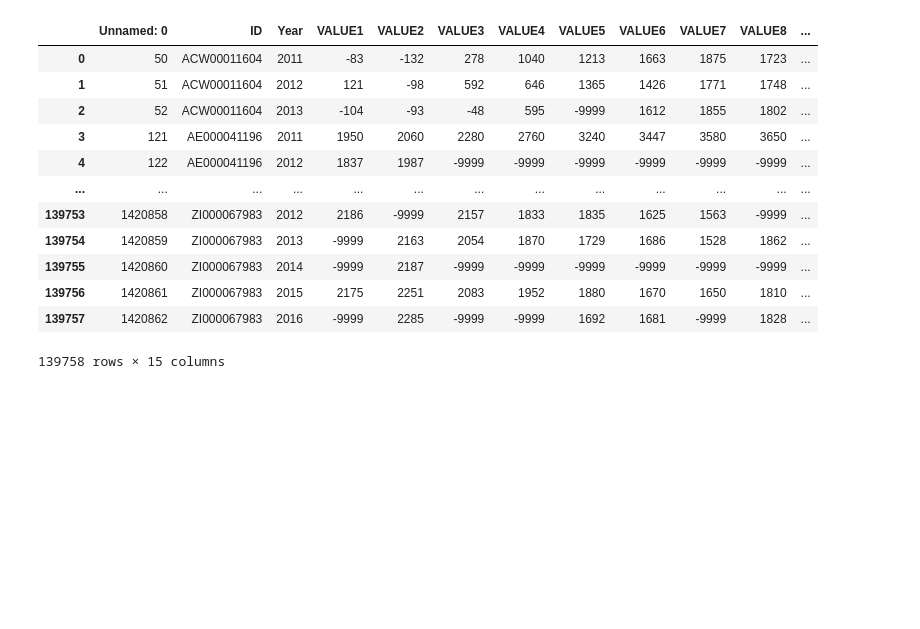
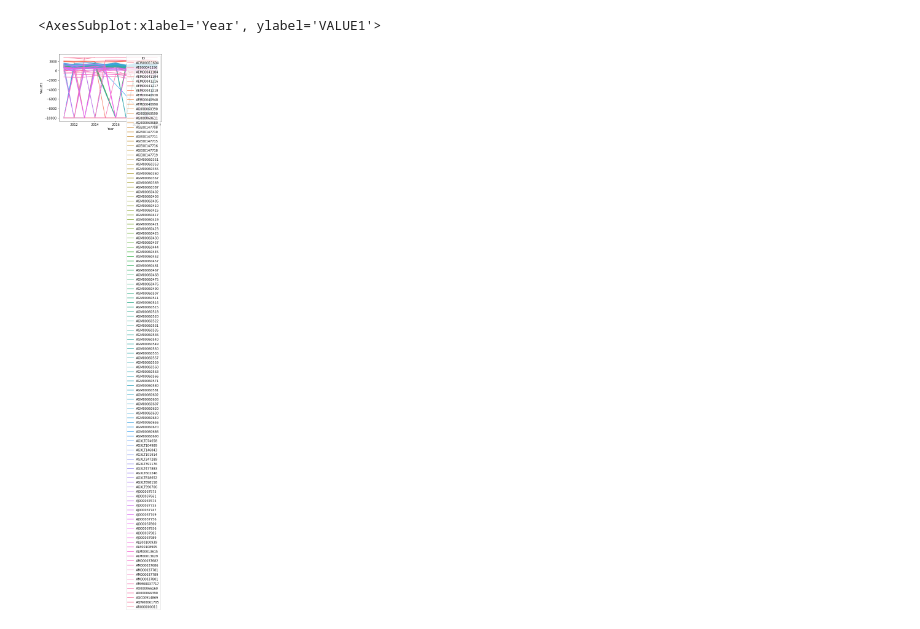
Before and after one commit to PhilChodrow/PIC16B, a Jupyter notebook: Untitled.ipynb, the cells around one changed output. Cells and saved outputs as stored; diff of their text form; code cells hidden in the pictures; blank space fills up the shorter version.

```diff
--- a/Untitled.ipynb
+++ b/Untitled.ipynb
@@ -5,19 +6,8 @@ interval = "2011-2020"
 url = f"https://raw.githubusercontent.com/PhilChodrow/PIC16B/master/datasets/noaa-ghcn/decades/{interval}.csv"
 
 df = pd.read_csv(url)
-# %%
-df
-# %% [output]
-|  | Unnamed: 0 | ID | Year | VALUE1 | VALUE2 | VALUE3 | VALUE4 | VALUE5 | VALUE6 | VALUE7 | VALUE8 | ... |
-| 0 | 50 | ACW00011604 | 2011 | -83 | -132 | 278 | 1040 | 1213 | 1663 | 1875 | 1723 | ... |
-| 1 | 51 | ACW00011604 | 2012 | 121 | -98 | 592 | 646 | 1365 | 1426 | 1771 | 1748 | ... |
-| 2 | 52 | ACW00011604 | 2013 | -104 | -93 | -48 | 595 | -9999 | 1612 | 1855 | 1802 | ... |
-| 3 | 121 | AE000041196 | 2011 | 1950 | 2060 | 2280 | 2760 | 3240 | 3447 | 3580 | 3650 | ... |
-| 4 | 122 | AE000041196 | 2012 | 1837 | 1987 | -9999 | -9999 | -9999 | -9999 | -9999 | -9999 | ... |
-| ... | ... | ... | ... | ... | ... | ... | ... | ... | ... | ... | ... | ... |
-| 139753 | 1420858 | ZI000067983 | 2012 | 2186 | -9999 | 2157 | 1833 | 1835 | 1625 | 1563 | -9999 | ... |
-| 139754 | 1420859 | ZI000067983 | 2013 | -9999 | 2163 | 2054 | 1870 | 1729 | 1686 | 1528 | 1862 | ... |
-| 139755 | 1420860 | ZI000067983 | 2014 | -9999 | 2187 | -9999 | -9999 | -9999 | -9999 | -9999 | -9999 | ... |
-| 139756 | 1420861 | ZI000067983 | 2015 | 2175 | 2251 | 2083 | 1952 | 1880 | 1670 | 1650 | 1810 | ... |
-| 139757 | 1420862 | ZI000067983 | 2016 | -9999 | 2285 | -9999 | -9999 | 1692 | 1681 | -9999 | 1828 | ... |
-139758 rows × 15 columns
+# %%
+sns.lineplot(data = df.head(1000), x = "Year", y = "VALUE1", hue = "ID")
+# %% [output]
+<AxesSubplot:xlabel='Year', ylabel='VALUE1'>
+[figure, added]
```
Also changed, not shown: parts of 1 cell of this notebook, 13 other files.
